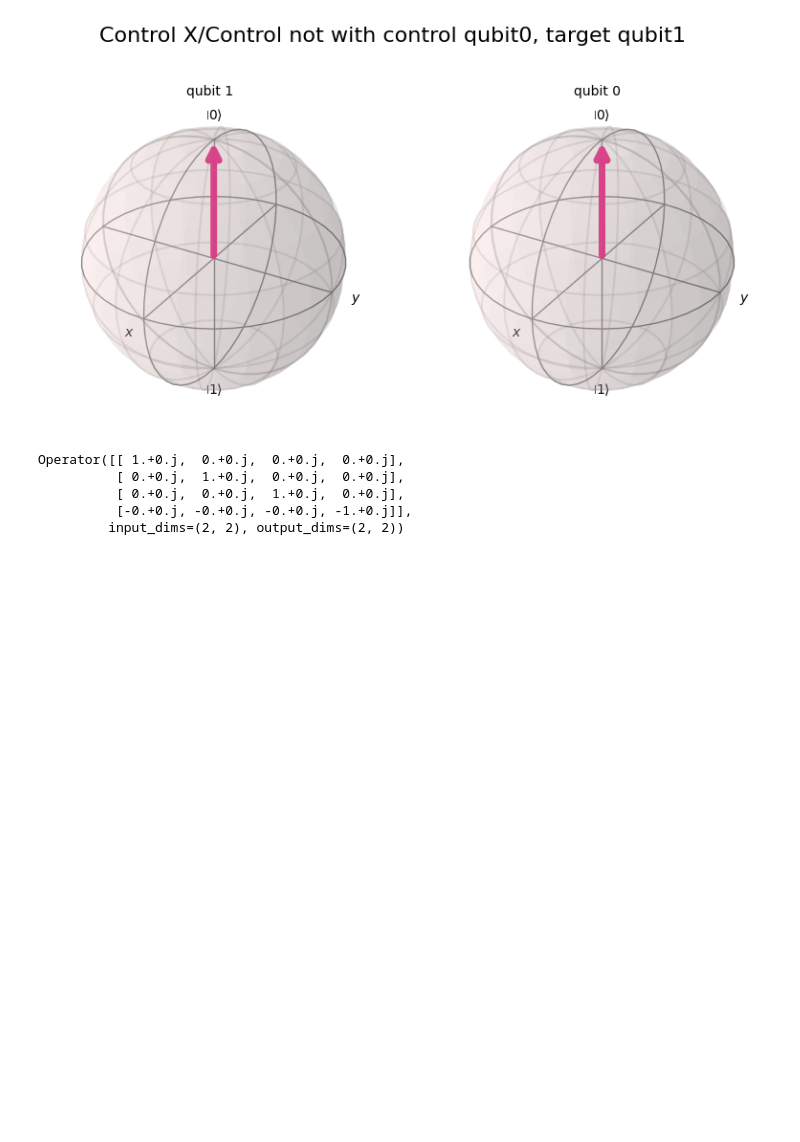
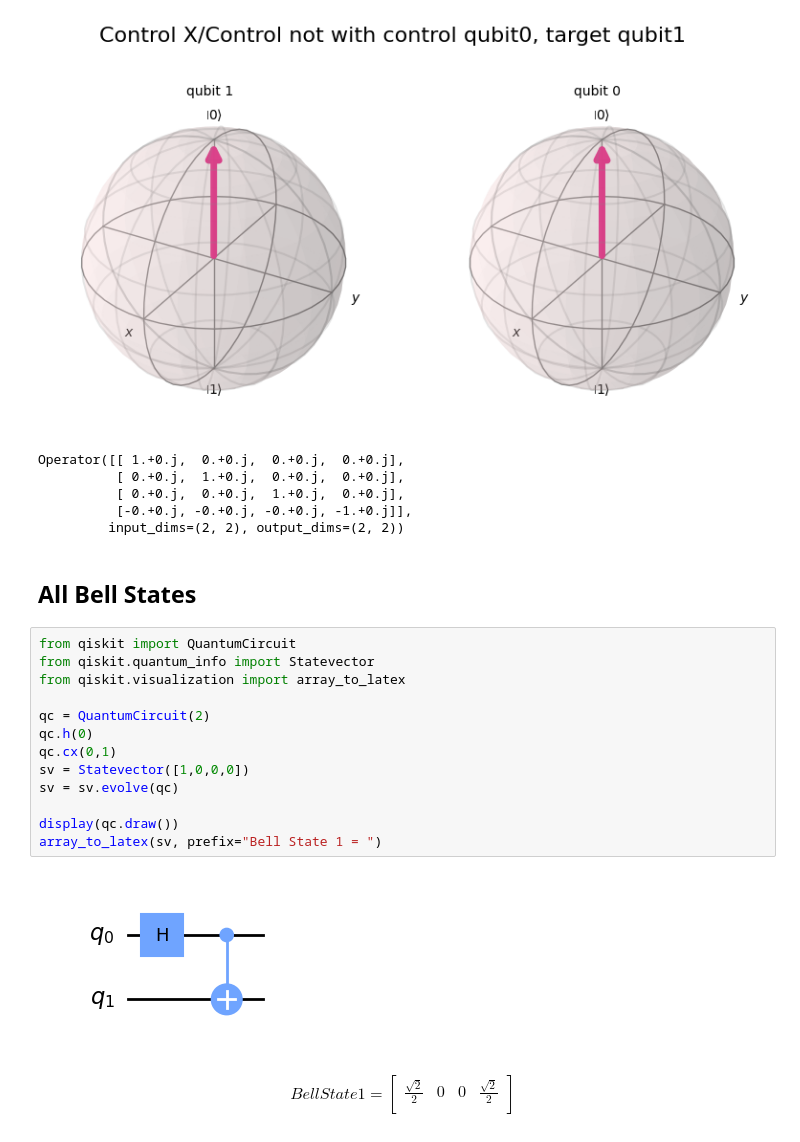
Before and after one commit to mrromaniuc/quantum-computing, a Jupyter notebook: IBMCertifiedAssociateDeveloperQiskit/01.4-Multi_Qubit_Gates.ipynb, the cells around one changed output. Saved outputs shown, nothing was run; the diff lists cells and outputs as text; blank space fills up the shorter version.

```diff
--- a/IBMCertifiedAssociateDeveloperQiskit/01.4-Multi_Qubit_Gates.ipynb
+++ b/IBMCertifiedAssociateDeveloperQiskit/01.4-Multi_Qubit_Gates.ipynb
@@ -273,3 +273,26 @@ Operator([[ 1.+0.j,  0.+0.j,  0.+0.j,  0.+0.j],
           [ 0.+0.j,  0.+0.j,  1.+0.j,  0.+0.j],
           [-0.+0.j, -0.+0.j, -0.+0.j, -1.+0.j]],
          input_dims=(2, 2), output_dims=(2, 2))
+# %% [markdown]
+## All Bell States
+# %%
+from qiskit import QuantumCircuit
+from qiskit.quantum_info import Statevector
+from qiskit.visualization import array_to_latex
+
+qc = QuantumCircuit(2)
+qc.h(0)
+qc.cx(0,1)
+sv = Statevector([1,0,0,0])
+sv = sv.evolve(qc)
+
+display(qc.draw())
+array_to_latex(sv, prefix="Bell State 1 = ")
+# %% [output]
+[figure, added]
+$$
+Bell State 1 =
+\begin{bmatrix}
+\frac{\sqrt{2}}{2} & 0 & 0 & \frac{\sqrt{2}}{2}  \\
+ \end{bmatrix}
+$$
```
Also changed, not shown: parts of 3 cells of this notebook.
